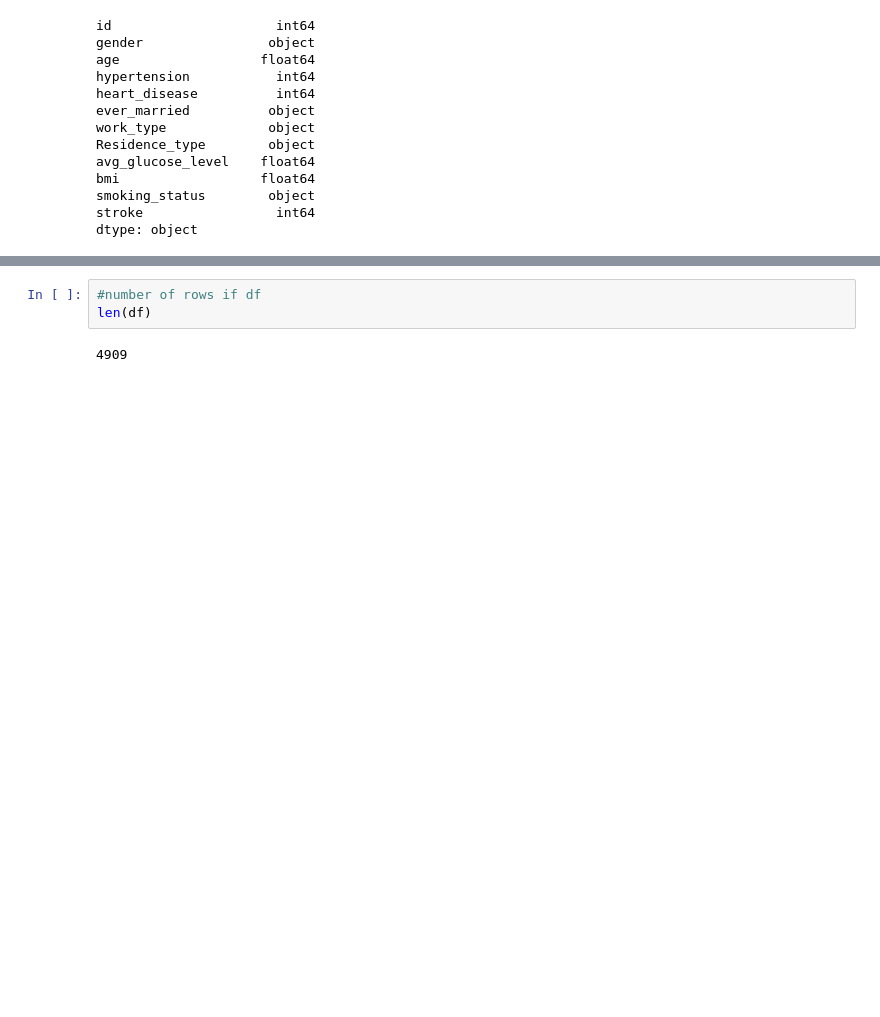
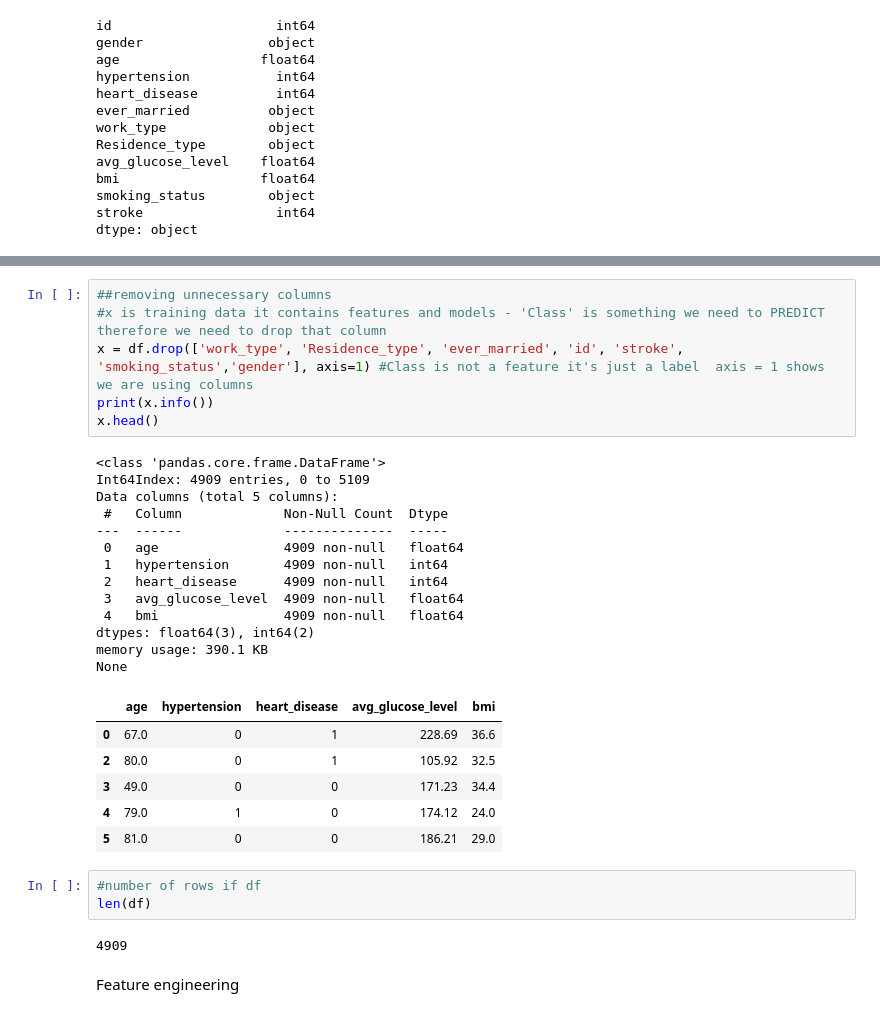
Before and after one commit to YazCodes/stroke-prediction-DNN, a Jupyter notebook: Stroke_Prediction.ipynb, the cells around one changed output, grey strips where cells are left out. Cells and saved outputs as stored; diff of their text form; blank space fills up the shorter version.

```diff
--- a/Stroke_Prediction.ipynb
+++ b/Stroke_Prediction.ipynb
@@ -171,5 +168,33 @@ dtype: object
+# %%
+##removing unnecessary columns
+#x is training data it contains features and models - 'Class' is something we need to PREDICT therefore we need to drop that column
+x = df.drop(['work_type', 'Residence_type', 'ever_married', 'id', 'stroke', 'smoking_status','gender'], axis=1) #Class is not a feature it's just a label  axis = 1 shows we are using columns
+print(x.info())
+x.head()
+# %% [output]
+<class 'pandas.core.frame.DataFrame'>
+Int64Index: 4909 entries, 0 to 5109
+Data columns (total 5 columns):
+ #   Column             Non-Null Count  Dtype
+---  ------             --------------  -----
+ 0   age                4909 non-null   float64
+ 1   hypertension       4909 non-null   int64
+ 2   heart_disease      4909 non-null   int64
+ 3   avg_glucose_level  4909 non-null   float64
+ 4   bmi                4909 non-null   float64
+dtypes: float64(3), int64(2)
+memory usage: 390.1 KB
+None
+|  | age | hypertension | heart_disease | avg_glucose_level | bmi |
+| 0 | 67.0 | 0 | 1 | 228.69 | 36.6 |
+| 2 | 80.0 | 0 | 1 | 105.92 | 32.5 |
+| 3 | 49.0 | 0 | 0 | 171.23 | 34.4 |
+| 4 | 79.0 | 1 | 0 | 174.12 | 24.0 |
+| 5 | 81.0 | 0 | 0 | 186.21 | 29.0 |
 # %%
 #number of rows if df
 len(df)
 # %% [output]
 4909
+# %% [markdown]
+Feature engineering
```
Also changed, not shown: parts of 12 cells of this notebook.
